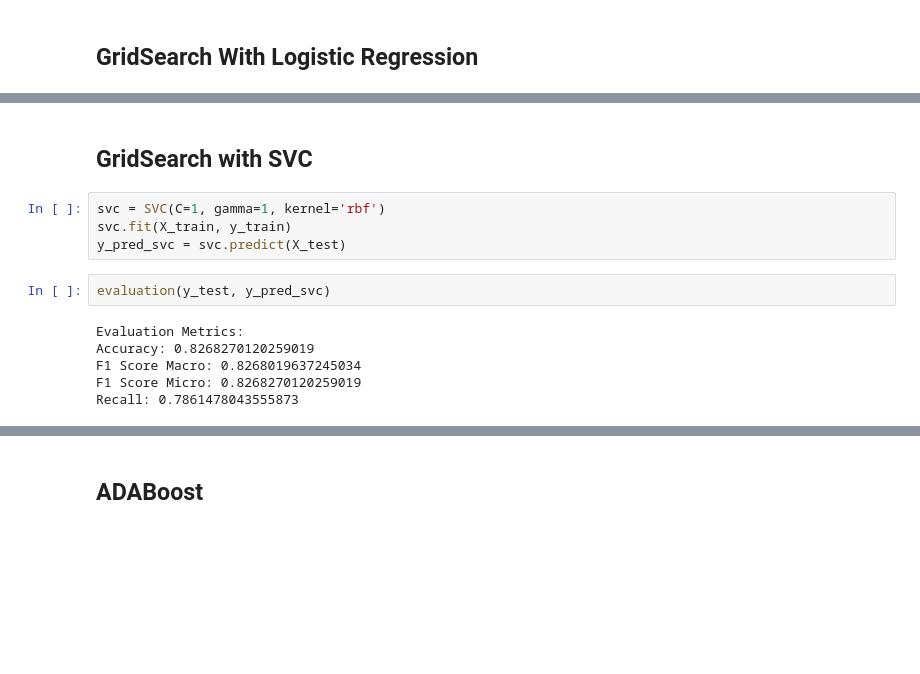
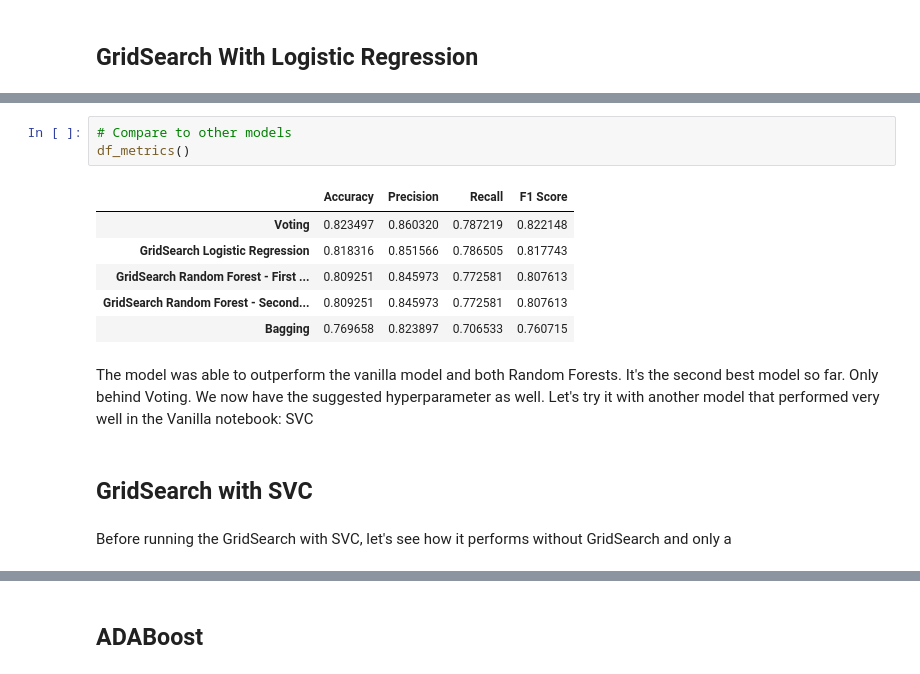
Before and after one commit to ismael-araujo/Hotel-Reviews-Analysis-Using-NLP, a Jupyter notebook: models/ensemble-models.ipynb, the cells around one changed output, grey strips where cells are left out. Cells and saved outputs as stored; diff of their text form; blank space fills up the shorter version.

```diff
--- a/models/ensemble-models.ipynb
+++ b/models/ensemble-models.ipynb
@@ -230,15 +355,17 @@ grid_search_lr.best_params_
+# %%
+# Compare to other models
+df_metrics()
+# %% [output]
+|  | Accuracy | Precision | Recall | F1 Score |
+| Voting | 0.823497 | 0.860320 | 0.787219 | 0.822148 |
+| GridSearch Logistic Regression | 0.818316 | 0.851566 | 0.786505 | 0.817743 |
+| GridSearch Random Forest - First ... | 0.809251 | 0.845973 | 0.772581 | 0.807613 |
+| GridSearch Random Forest - Second... | 0.809251 | 0.845973 | 0.772581 | 0.807613 |
+| Bagging | 0.769658 | 0.823897 | 0.706533 | 0.760715 |
+# %% [markdown]
+The model was able to outperform the vanilla model and both Random Forests. It's the second best model so far. Only behind Voting. We now have the suggested hyperparameter as well. Let's try it with another model that performed very well in the Vanilla notebook: SVC
 # %% [markdown]
 ## GridSearch with SVC
-# %%
-svc = SVC(C=1, gamma=1, kernel='rbf')
-svc.fit(X_train, y_train)
-y_pred_svc = svc.predict(X_test)
-# %%
-evaluation(y_test, y_pred_svc)
-# %% [output]
-Evaluation Metrics:
-Accuracy: 0.8268270120259019
-F1 Score Macro: 0.8268019637245034
-F1 Score Micro: 0.8268270120259019
-Recall: 0.7861478043555873
+# %% [markdown]
+Before running the GridSearch with SVC, let's see how it performs without GridSearch and only a
 # %%
```
Also changed, not shown: parts of 85 cells of this notebook.
